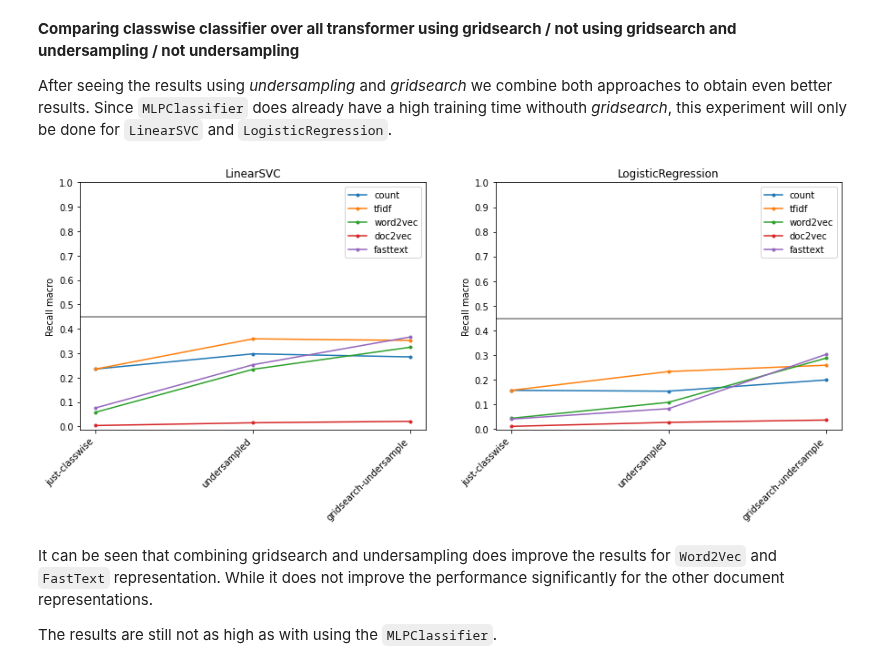
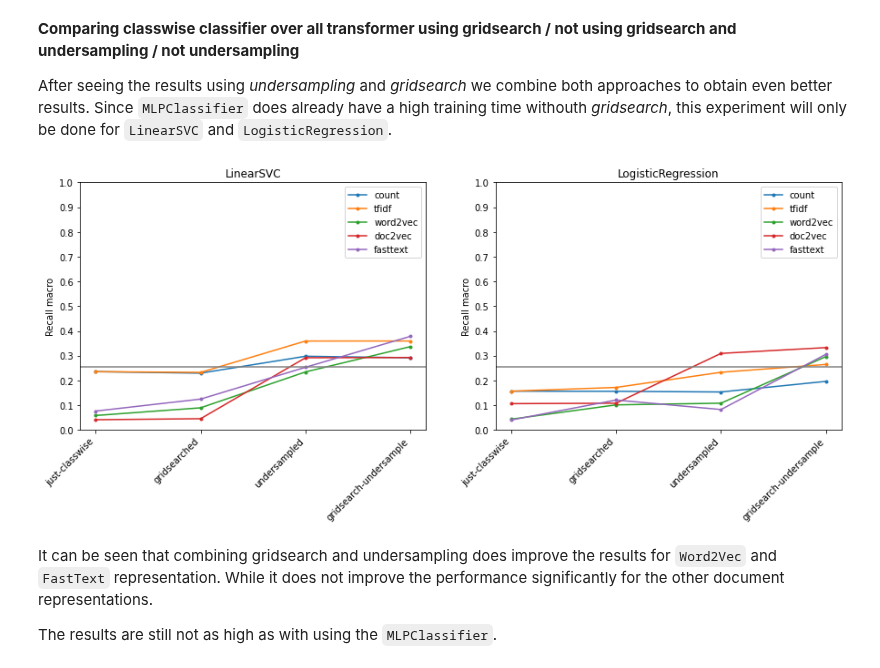
Before and after one commit to gefei-htw/academia_tag_recommender, a Jupyter notebook: notebooks/5.0-me-performance-comparison.ipynb, the cells around one changed output. Drawn from its saved outputs; the diff is of its cells as text; code cells hidden in the pictures.

```diff
--- a/notebooks/5.0-me-performance-comparison.ipynb
+++ b/notebooks/5.0-me-performance-comparison.ipynb
@@ -163,7 +158,6 @@ label = ['Linear SVC', 'Logistic Regression', 'MLPClassifier',]
 
 
 x_pos = np.arange(len(classifier))
-best_recall = baseline
 fig, ax = plt.subplots()
 for transform in transformer:
     evals = []
@@ -183,6 +177,4 @@ ax.set_ylabel('Training time in s')
 ax.legend(loc='best')
 ax.set_title('')
 plt.show()
-
-baseline = best_recall
 # %% [output]
@@ -278,3 +299,33 @@ baseline = best_recall
 The results show that undersampling does improve over the simple classwise approach. Especially the performance of `MLPClassifier` does improve significantly for all document representations except `Doc2Vec`.
 # %% [markdown]
 **Comparing classwise classifier over all transformer using gridsearch / not using gridsearch**
+# %%
+transformer = ['count', 'tfidf', 'word2vec', 'doc2vec', 'fasttext']
+label = ['Linear SVC', 'Linear SVC - gridsearched',
+        'Logistic Regression', 'Logistic Regression - gridsearched',
+        'MLPClassifier', 'MLPClassifier - gridsearched']
+base_classifier = ['LinearSVC', 'LogisticRegression', 'MLP']
+variations = ['just-classwise', 'gridsearched']
+
+x_pos = np.arange(len(variations))
+fig, ax = plt.subplots(1, 3, figsize=(15,5))
+for idx, clf in enumerate(base_classifier):
+    ax[idx].set_title(clf)
+    for transform in transformer:
+        evals = []
+        for path in paths:
+            for i, variation in enumerate(variations):
+                if clf in path.name and transform in path.name and variation in path.name:
+                    recall = load(path).evaluation.recall_macro
+                    evals.append((i, recall))
+        evals.sort(key=lambda x: x[0])
+        x = [eval_[0] for eval_ in evals]
+        y = [eval_[1] for eval_ in evals]
+        ax[idx].plot(x, y, marker=".", label=transform)
+    ax[idx].set_xticks(x_pos)
+    ax[idx].set_xticklabels(variations, rotation=45, ha='right')
+    ax[idx].set_yticks(np.linspace(0, 1, 11))
+    ax[idx].set_ylabel('Recall macro')
+    ax[idx].axhline(y=baseline[0], color='grey')
+    ax[idx].legend(loc='best')
+plt.show()
@@ -284,40 +337,35 @@ The results show that undersampling does improve over the simple classwise appro
 After seeing the results using *undersampling* and *gridsearch* we combine both approaches to obtain even better results. Since `MLPClassifier` does already have a high training time withouth *gridsearch*, this experiment will only be done for `LinearSVC` and `LogisticRegression`.
 # %%
 transformer = ['count', 'tfidf', 'word2vec', 'doc2vec', 'fasttext']
-label = ['Linear SVC', 'Linear SVC - undersampled', 'Linear SVC - gridsearch and undersampled',
-        'Logistic Regression', 'Logistic Regression - undersampled', 'Logistic Regression - gridsearch and undersampled']
+label = ['Linear SVC', 'Linear SVC - undersampled', 'Linear SVC - gridsearched', 'Linear SVC - gridsearch and undersampled',
+        'Logistic Regression', 'Logistic Regression - undersampled', 'Logistic Regression - gridsearched', 'Logistic Regression - gridsearch and undersampled']
 base_classifier = ['LinearSVC', 'LogisticRegression']
-variations = ['just-classwise', 'undersampled', 'gridsearch-undersample']
+variations = ['just-classwise', 'gridsearched', 'undersampled', 'gridsearch-undersample']
 
 x_pos = np.arange(len(variations))
-best_recall = baseline
 fig, ax = plt.subplots(1, 2, figsize=(15,5))
 for idx, clf in enumerate(base_classifier):
     ax[idx].set_title(clf)
     for transform in transformer:
         evals = []
         for path in paths:
             for i, variation in enumerate(variations):
                 if clf in path.name and transform in path.name and variation in path.name:
                     recall = load(path).evaluation.recall_macro
                     evals.append((i, recall))
-                    if recall > best_recall[0]:
-                        best_recall = recall, path.name
         evals.sort(key=lambda x: x[0])
         x = [eval_[0] for eval_ in evals]
         y = [eval_[1] for eval_ in evals]
         ax[idx].plot(x, y, marker=".", label=transform)
     ax[idx].set_xticks(x_pos)
     ax[idx].set_xticklabels(variations, rotation=45, ha='right')
     ax[idx].set_yticks(np.linspace(0, 1, 11))
     ax[idx].set_ylabel('Recall macro')
     ax[idx].axhline(y=baseline[0], color='grey')
     ax[idx].legend(loc='best')
 plt.show()
-
-baseline = best_recall
 # %% [output]
-[figure, old version]
+[figure, new version]
 # %% [markdown]
 It can be seen that combining gridsearch and undersampling does improve the results for `Word2Vec` and `FastText` representation. While it does not improve the performance significantly for the other document representations.
 
```
Also changed, not shown: parts of 11 cells of this notebook, 8 other files.
